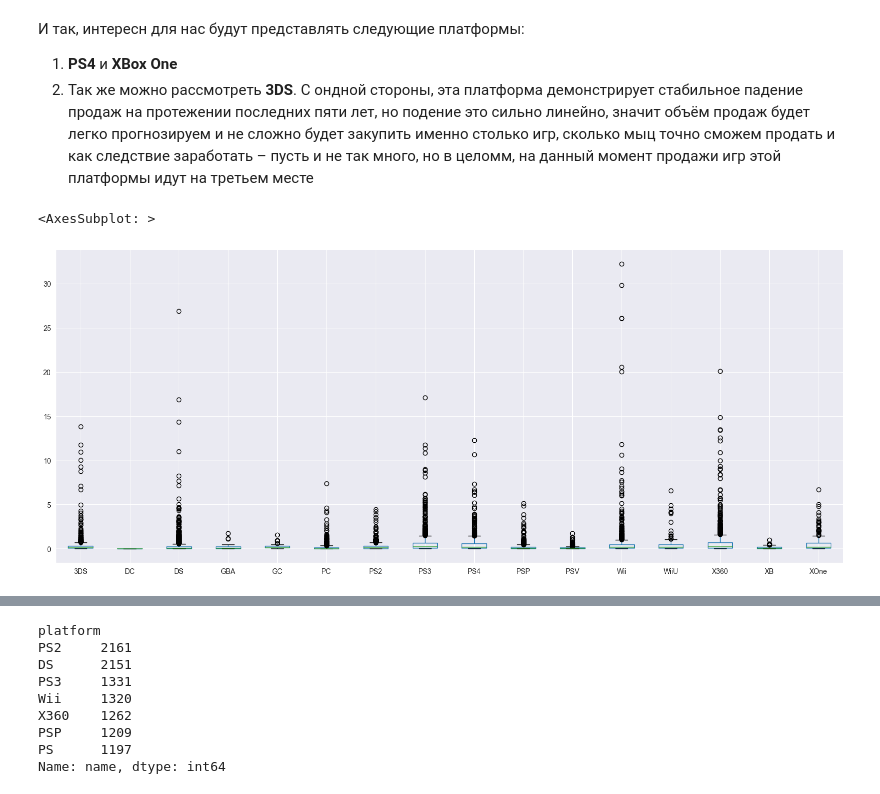
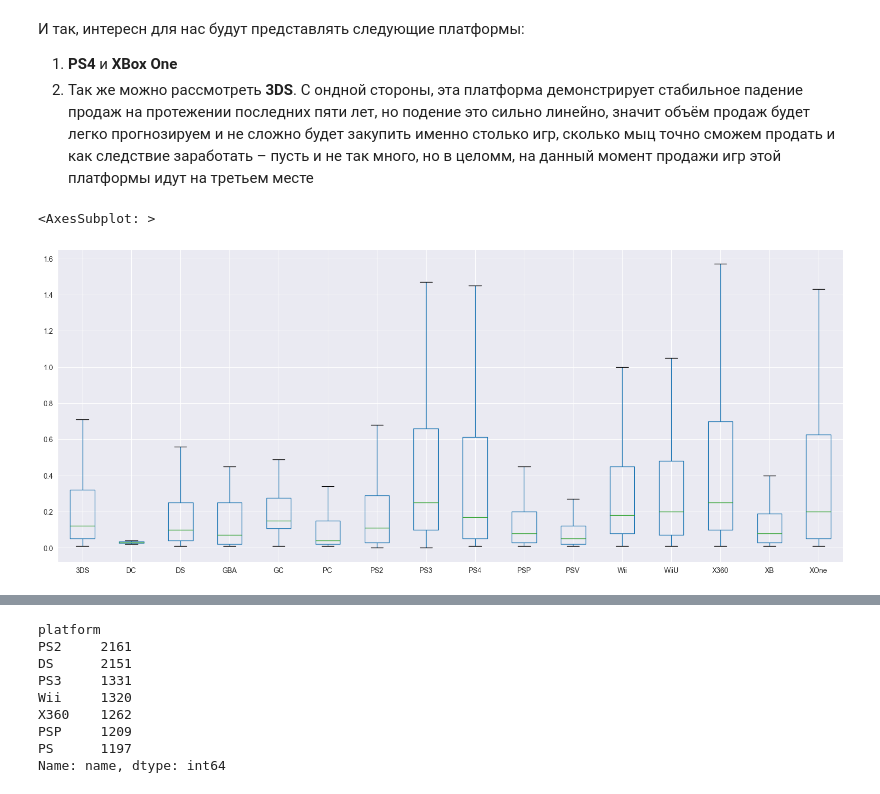
Before and after one commit to Shurick-G/practicum, a Jupyter notebook: prefab_project_1/prefab_project_1.ipynb, the cells around one changed output, grey strips where cells are left out. Drawn from its saved outputs; the diff is of its cells as text; code cells hidden in the pictures.

```diff
--- a/prefab_project_1/prefab_project_1.ipynb
+++ b/prefab_project_1/prefab_project_1.ipynb
@@ -330,7 +330,7 @@ df2.pivot_table(index='year_of_release', columns='platform', values='total_sales
     <li>Так же можно рассмотреть <b>3DS</b>. С ондной стороны, эта платформа демонстрирует стабильное падение продаж на протежении последних пяти лет, но подение это сильно линейно, значит объём продаж будет легко прогнозируем и не сложно будет закупить именно столько игр, сколько мыц точно сможем продать и как следствие заработать – пусть и не так много, но в целомм, на данный момент продажи игр этой платформы идут на третьем месте
 </ol>
 # %%
-df2[df2['name'] != 'Wii Sports' ].pivot_table(index='name', columns='platform', values='total_sales', aggfunc=sum).boxplot(figsize=(20,8))
+df2.pivot_table(index='name', columns='platform', values='total_sales', aggfunc=sum).boxplot(figsize=(20,8), showfliers = False)
 # %% [output]
 <AxesSubplot: >
-[figure, old version]
+[figure, new version]
```
Also changed, not shown: parts of 40 cells of this notebook.
